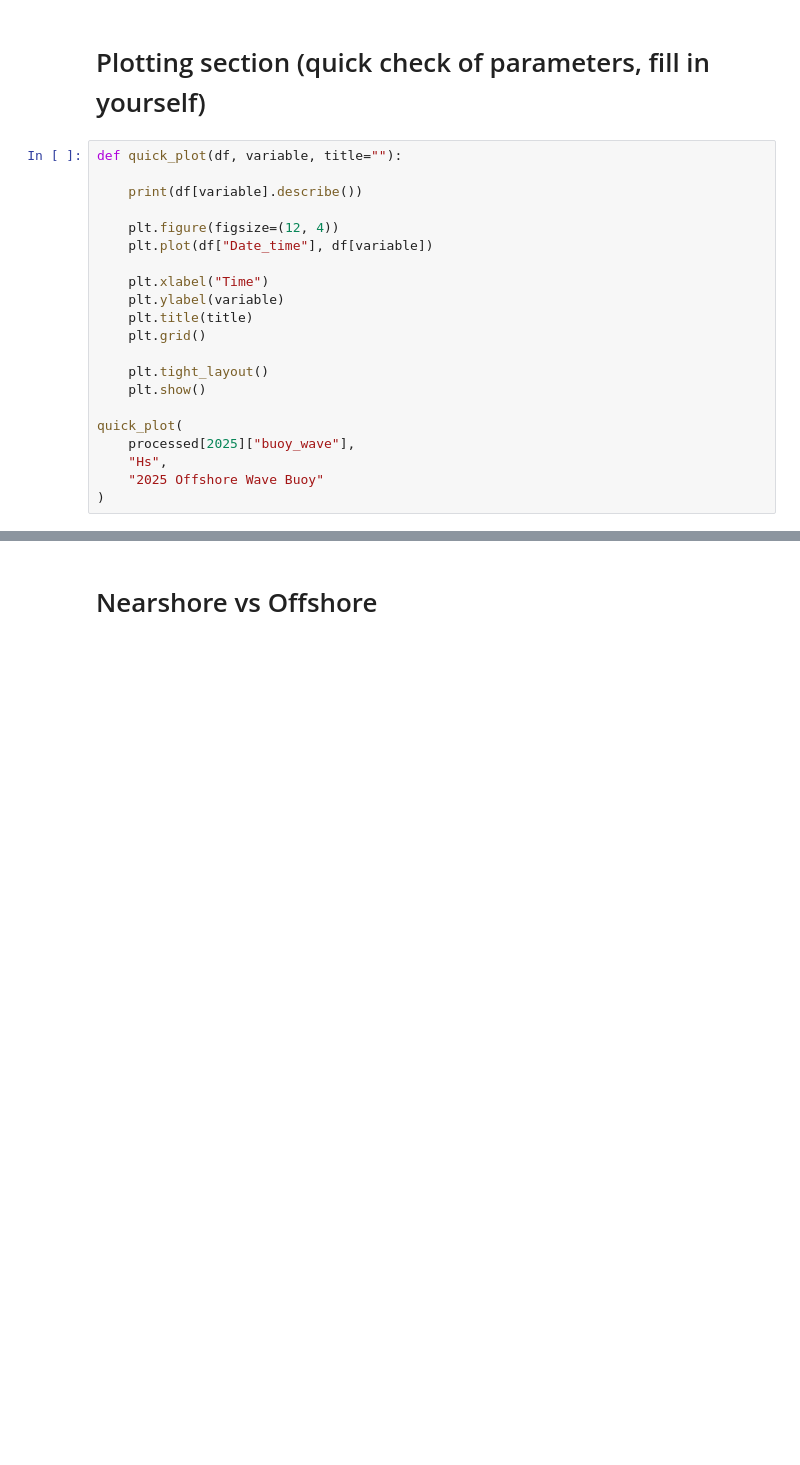
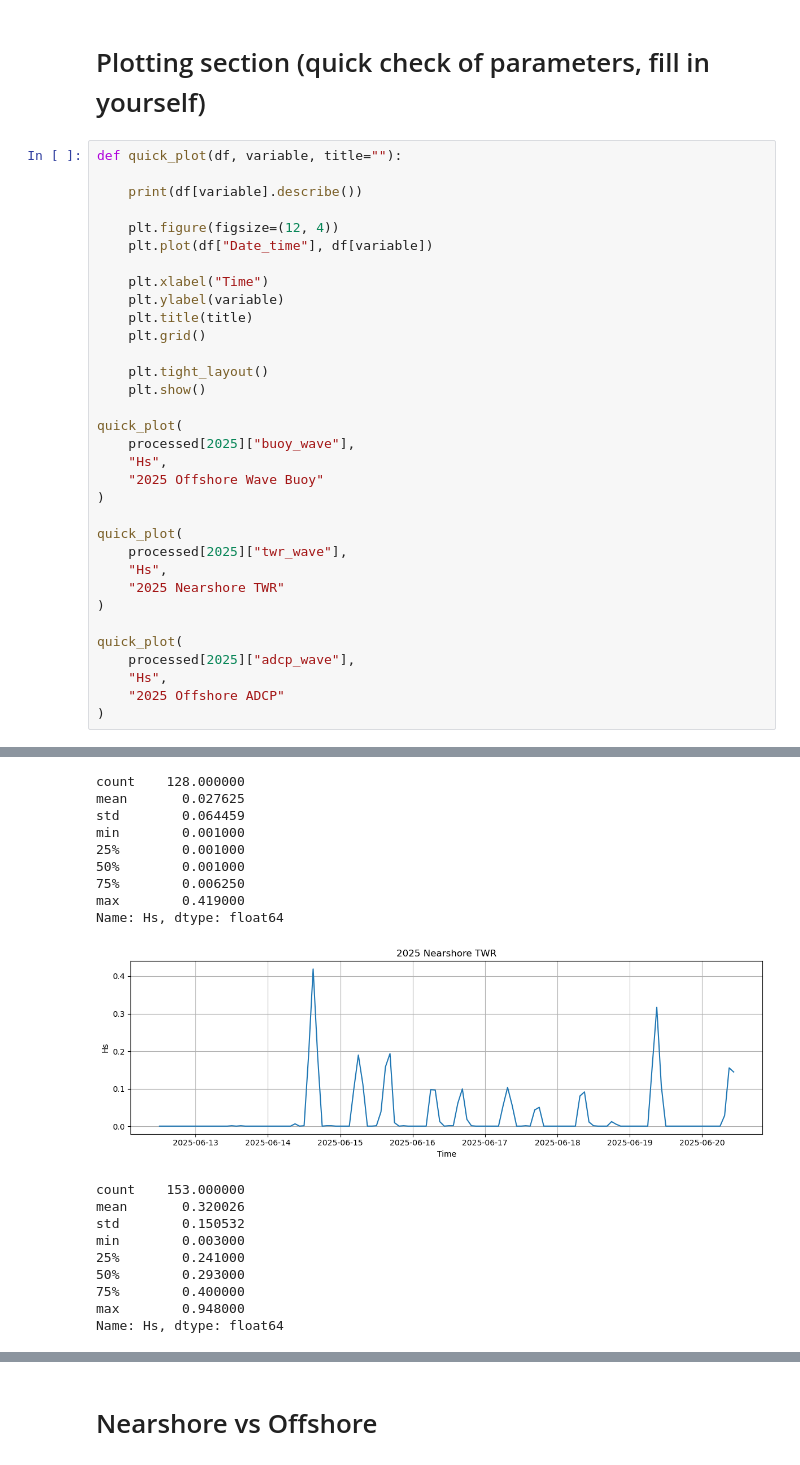
Before and after one commit to ingebrijker/MekongDeltaMDP, a Jupyter notebook: hydro_src/data_parsing.ipynb, the cells around one changed output, grey strips where cells are left out. Drawn from its saved outputs; the diff is of its cells as text; blank space fills up the shorter version.

```diff
--- a/hydro_src/data_parsing.ipynb
+++ b/hydro_src/data_parsing.ipynb
@@ -538,30 +541,61 @@ def quick_plot(df, variable, title=""):
 
     print(df[variable].describe())
 
     plt.figure(figsize=(12, 4))
     plt.plot(df["Date_time"], df[variable])
 
     plt.xlabel("Time")
     plt.ylabel(variable)
     plt.title(title)
     plt.grid()
 
     plt.tight_layout()
     plt.show()
 
 quick_plot(
     processed[2025]["buoy_wave"],
     "Hs",
     "2025 Offshore Wave Buoy"
 )
+
+quick_plot(
+    processed[2025]["twr_wave"],
+    "Hs",
+    "2025 Nearshore TWR"
+)
+
+quick_plot(
+    processed[2025]["adcp_wave"],
+    "Hs",
+    "2025 Offshore ADCP"
+)
 # %% [output]
 count    327.000000
 mean       0.478939
 std        1.069614
 min        0.114000
 25%        0.248500
 50%        0.308000
 75%        0.419500
 max       13.889000
 Name: Hs, dtype: float64
 [figure]
+count    128.000000
+mean       0.027625
+std        0.064459
+min        0.001000
+25%        0.001000
+50%        0.001000
+75%        0.006250
+max        0.419000
+Name: Hs, dtype: float64
+[figure, added]
+count    153.000000
+mean       0.320026
+std        0.150532
+min        0.003000
+25%        0.241000
+50%        0.293000
+75%        0.400000
+max        0.948000
+Name: Hs, dtype: float64
```
Also changed, not shown: parts of 3 cells of this notebook.
